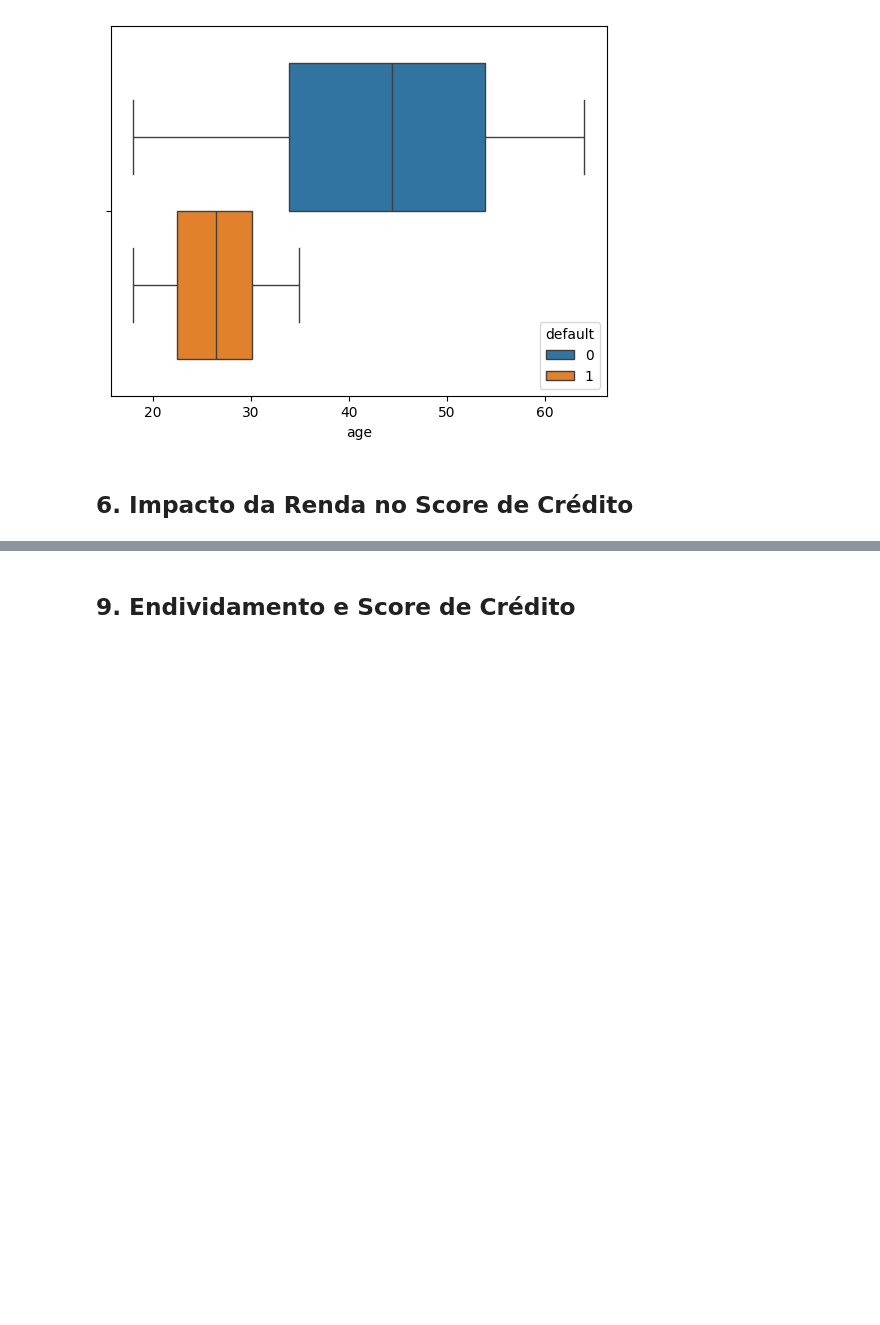
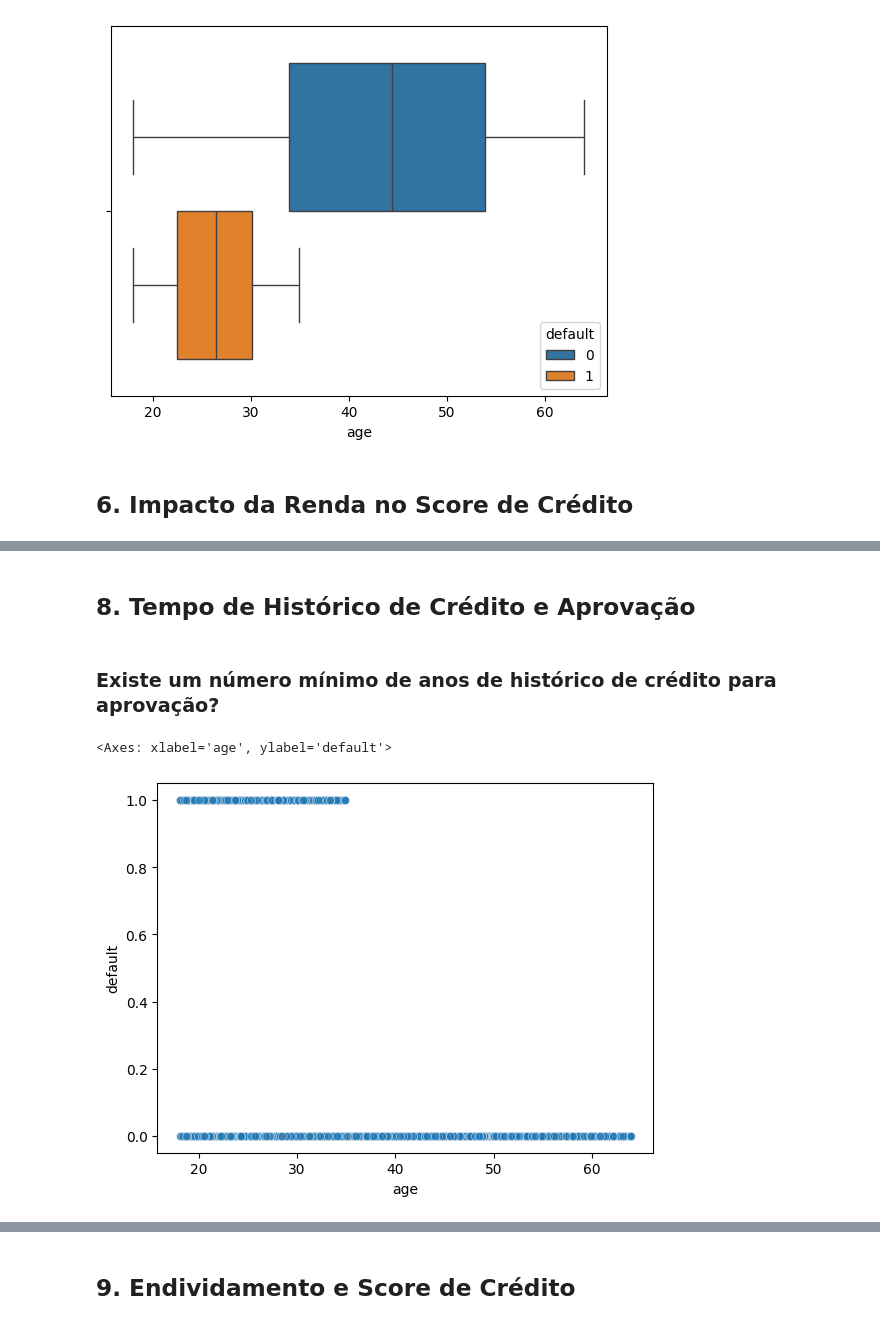
Before and after one commit to GabrielFePL/Machine-Learning-Fatec-Matao, a Jupyter notebook: DataAnalytics_Exercise_12_03.ipynb, the cells around one changed output, grey strips where cells are left out. Cells and saved outputs as stored; diff of their text form; code cells hidden in the pictures; blank space fills up the shorter version.

```diff
--- a/DataAnalytics_Exercise_12_03.ipynb
+++ b/DataAnalytics_Exercise_12_03.ipynb
@@ -313,0 +354,9 @@ sns.scatterplot(data=credit_dataframe, x='income', y='default', hue='default');
+# %% [markdown]
+## 8. Tempo de Histórico de Crédito e Aprovação
+# %% [markdown]
+### Existe um número mínimo de anos de histórico de crédito para aprovação?
+# %%
+sns.scatterplot(x='age', y='default', data=credit_dataframe, alpha=0.6)
+# %% [output]
+<Axes: xlabel='age', ylabel='default'>
+[figure, added]
```
Also changed, not shown: parts of 21 cells of this notebook.
